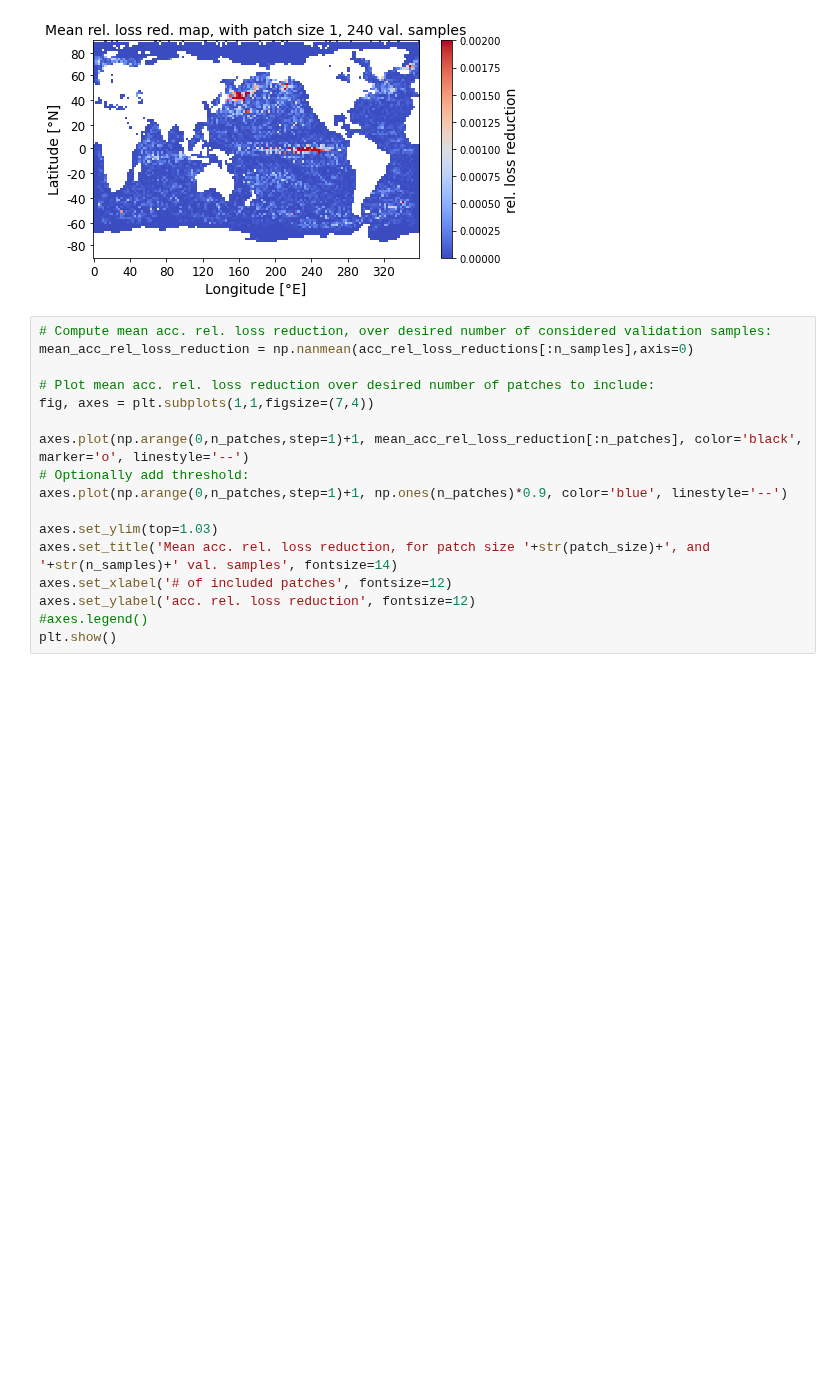
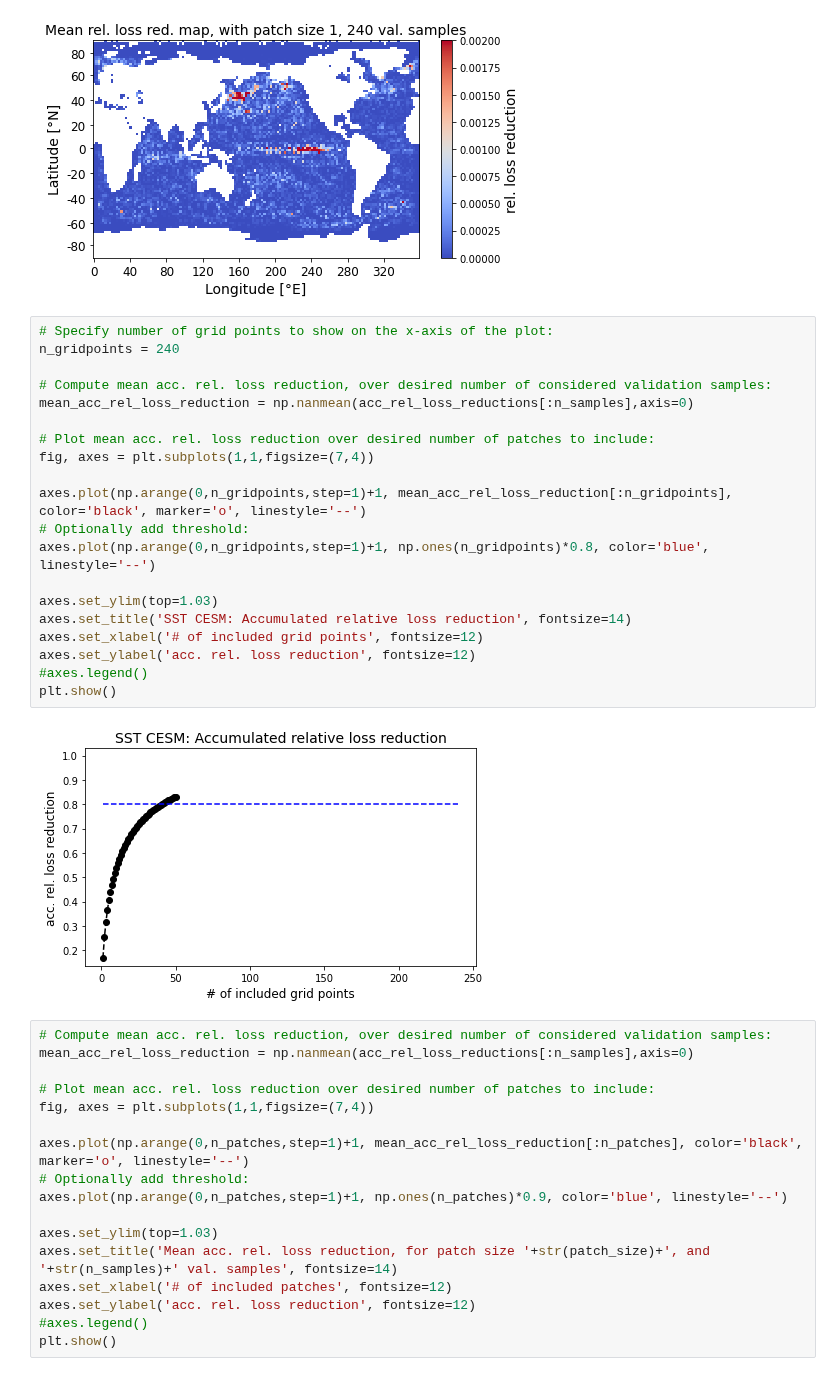
Before and after one commit to MarcoLandtHayen/reconstruct_missing_data, a Jupyter notebook: notebooks/03c_unet_4conv_sst_CESM_rel_loss_red_map.ipynb, the cells around one changed output. Saved outputs shown, nothing was run; the diff lists cells and outputs as text; blank space fills up the shorter version.

Commit message:
Tune plot of acc. rel. loss red. for SST CESM (#80)

```diff
--- a/notebooks/03c_unet_4conv_sst_CESM_rel_loss_red_map.ipynb
+++ b/notebooks/03c_unet_4conv_sst_CESM_rel_loss_red_map.ipynb
@@ -536,6 +538,28 @@ plt.yticks([5, 15, 26, 37, 47, 58, 69, 80, 90], [80, 60, 40, 20, 0, -20, -40, -6
 plt.show()
 # %% [output]
 [figure]
+# %%
+# Specify number of grid points to show on the x-axis of the plot:
+n_gridpoints = 240
+
+# Compute mean acc. rel. loss reduction, over desired number of considered validation samples:
+mean_acc_rel_loss_reduction = np.nanmean(acc_rel_loss_reductions[:n_samples],axis=0)
+
+# Plot mean acc. rel. loss reduction over desired number of patches to include:
+fig, axes = plt.subplots(1,1,figsize=(7,4))
+
+axes.plot(np.arange(0,n_gridpoints,step=1)+1, mean_acc_rel_loss_reduction[:n_gridpoints], color='black', marker='o', linestyle='--')
+# Optionally add threshold:
+axes.plot(np.arange(0,n_gridpoints,step=1)+1, np.ones(n_gridpoints)*0.8, color='blue', linestyle='--')
+
+axes.set_ylim(top=1.03)
+axes.set_title('SST CESM: Accumulated relative loss reduction', fontsize=14)
+axes.set_xlabel('# of included grid points', fontsize=12)
+axes.set_ylabel('acc. rel. loss reduction', fontsize=12)
+#axes.legend()
+plt.show()
+# %% [output]
+[figure, added]
 # %%
 # Compute mean acc. rel. loss reduction, over desired number of considered validation samples:
 mean_acc_rel_loss_reduction = np.nanmean(acc_rel_loss_reductions[:n_samples],axis=0)
```
Also changed, not shown: parts of 1 cell of this notebook.
